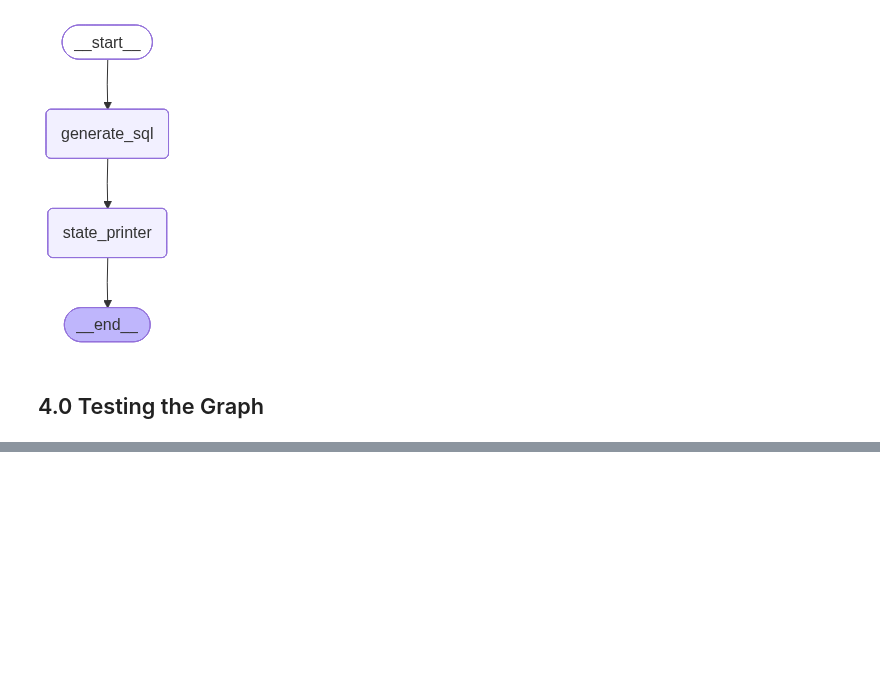
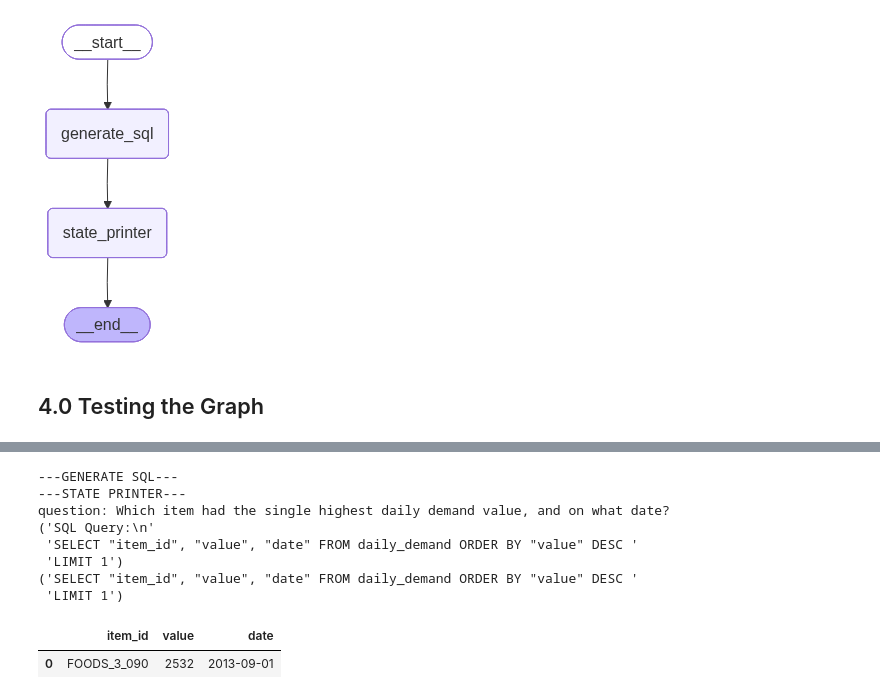
Before and after one commit to juniomata/sql_agent, a Jupyter notebook: notebook/02_sql_agent_langgraph.ipynb, the cells around one changed output, grey strips where cells are left out. Drawn from its saved outputs; the diff is of its cells as text; code cells hidden in the pictures; blank space fills up the shorter version.

```diff
--- a/notebook/02_sql_agent_langgraph.ipynb
+++ b/notebook/02_sql_agent_langgraph.ipynb
@@ -212,3 +206,21 @@ question: What is the average daily demand value per item_id? Return top 15 item
 | 9 | FOODS_3_723 | 148.631992 |
 | 10 | FOODS_3_120 | 147.989545 |
 | 11 | FOODS_3_635 | 147.482488 |
+# %%
+QUESTION = "Which item had the single highest daily demand value, and on what date?"
+
+response = app.invoke({"question": QUESTION})
+sql_q = response.get("sql_query")
+pprint(sql_q)
+pd.read_sql(sql_q, conn)
+# %% [output]
+---GENERATE SQL---
+---STATE PRINTER---
+question: Which item had the single highest daily demand value, and on what date?
+('SQL Query:\n'
+ 'SELECT "item_id", "value", "date" FROM daily_demand ORDER BY "value" DESC '
+ 'LIMIT 1')
+('SELECT "item_id", "value", "date" FROM daily_demand ORDER BY "value" DESC '
+ 'LIMIT 1')
+|  | item_id | value | date |
+| 0 | FOODS_3_090 | 2532 | 2013-09-01 |
```
Also changed, not shown: parts of 4 cells of this notebook, 10 other files.
